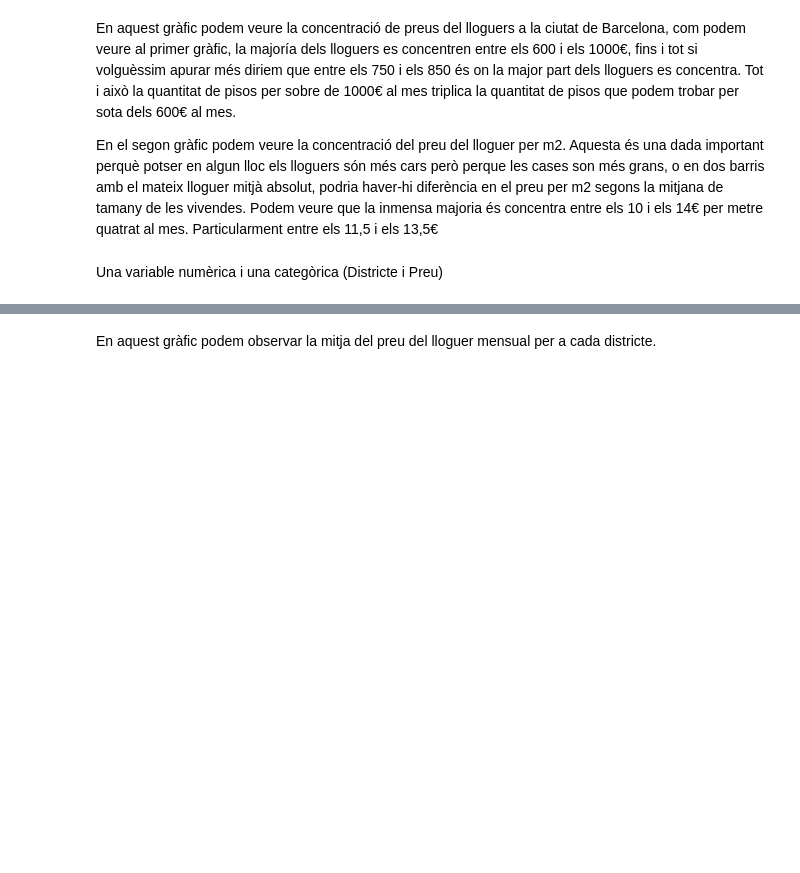
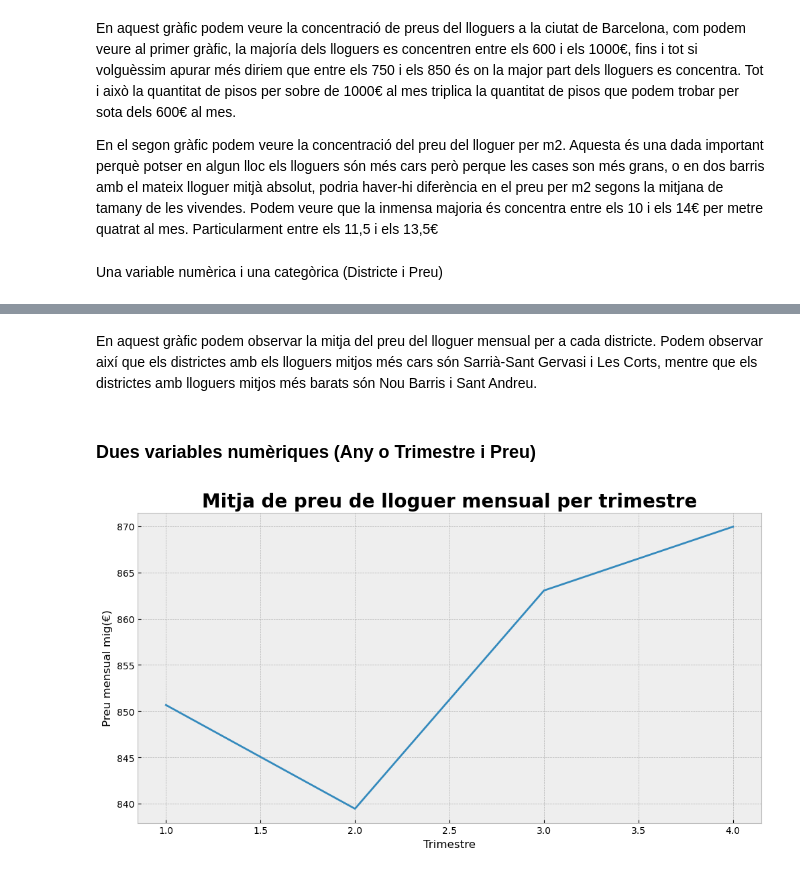
Before and after one commit to maribelseara/visualitzacio_exploratoria, a Jupyter notebook: visualitzacio_exploratoria.ipynb, the cells around one changed output, grey strips where cells are left out. Drawn from its saved outputs; the diff is of its cells as text; code cells hidden in the pictures; blank space fills up the shorter version.

Commit message:
plots exported

```diff
--- a/visualitzacio_exploratoria.ipynb
+++ b/visualitzacio_exploratoria.ipynb
@@ -281,2 +282,2 @@ plt.show()
 # %% [markdown]
-En aquest gràfic podem observar la mitja del preu del lloguer mensual per a cada districte.
+En aquest gràfic podem observar la mitja del preu del lloguer mensual per a cada districte. Podem observar així que els districtes amb els lloguers mitjos més cars són Sarrià-Sant Gervasi i Les Corts, mentre que els districtes amb lloguers mitjos més barats són Nou Barris i Sant Andreu.
@@ -286,0 +284,12 @@ Tres variables (Barri o Districte, Trimestre i Preu)
+# %% [markdown]
+### Dues variables numèriques (Any o Trimestre i Preu)
+# %%
+plt.figure(figsize=(12,6))
+plt.plot(sorted(df['Trimestre'].unique()), df.groupby('Trimestre')['Preu_mensual'].agg(np.mean))
+plt.title("Mitja de preu de lloguer mensual per trimestre", size=20, weight='bold')
+plt.xlabel("Trimestre")
+plt.ylabel("Preu mensual mig(€)")
+plt.savefig('Mitja_preu_trimestre.png')
+plt.show()
+# %% [output]
+[figure, added]
```
Also changed, not shown: parts of 8 cells of this notebook, 5 other files.
